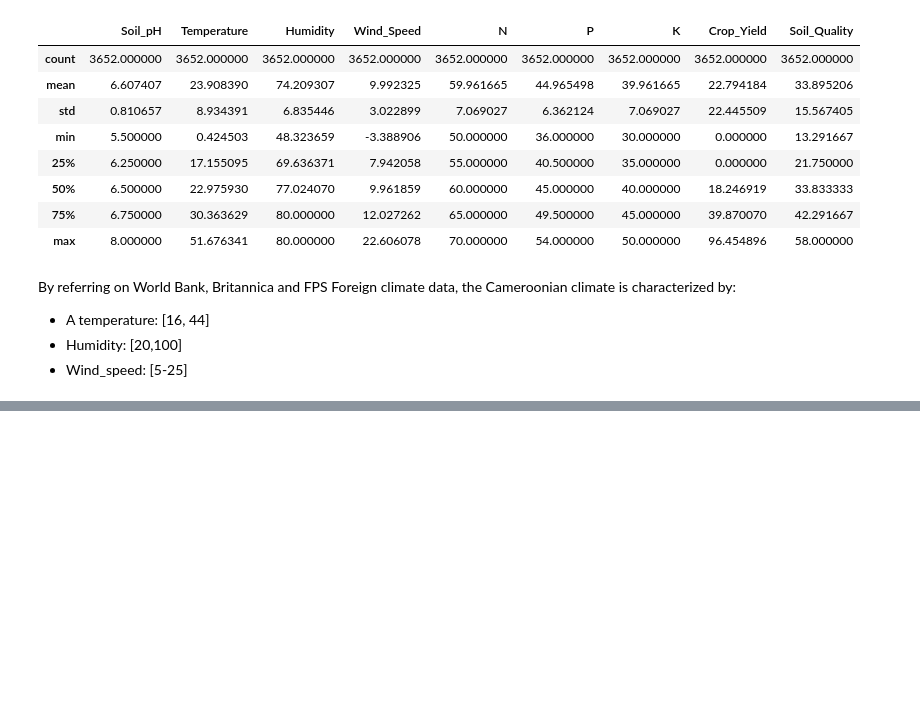
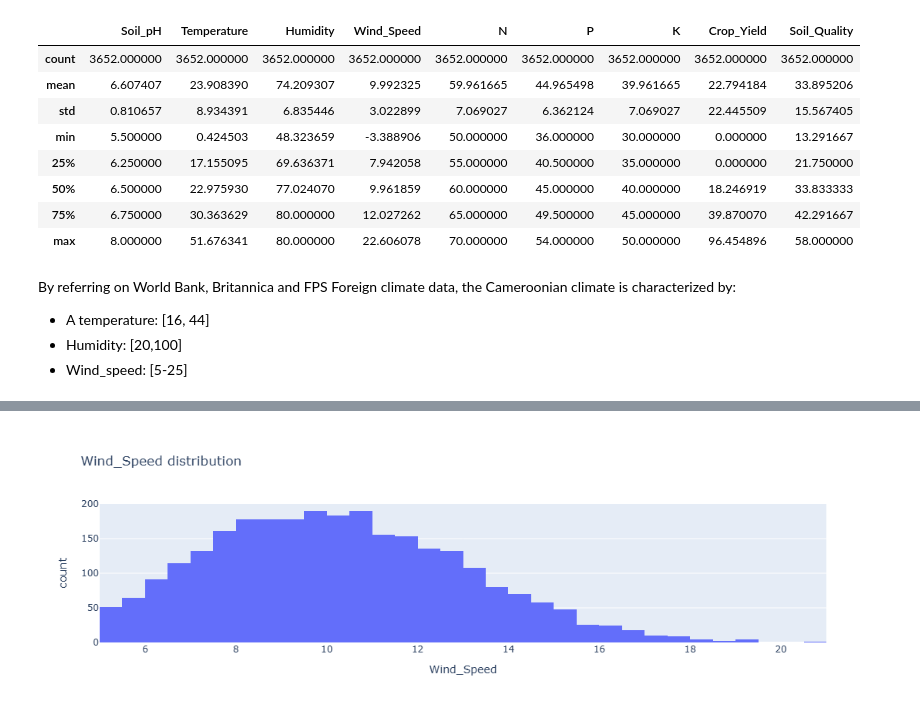
Before and after one commit to AtlasGreenEye/crop-yield-prediction, a Jupyter notebook: tomato-yield-predictor.ipynb, the cells around one changed output, grey strips where cells are left out. Cells and saved outputs as stored; diff of their text form; code cells hidden in the pictures; blank space fills up the shorter version.

```diff
--- a/tomato-yield-predictor.ipynb
+++ b/tomato-yield-predictor.ipynb
@@ -110,0 +138,6 @@ cmr_df = tomato_df[(tomato_df['temperature']<=44)
+# %%
+px.histogram(tomato_cmr_df,
+            x='Wind_Speed',
+            title='Wind_Speed distribution')
+# %% [output]
+[figure, added]
```
Also changed, not shown: parts of 12 cells of this notebook.
